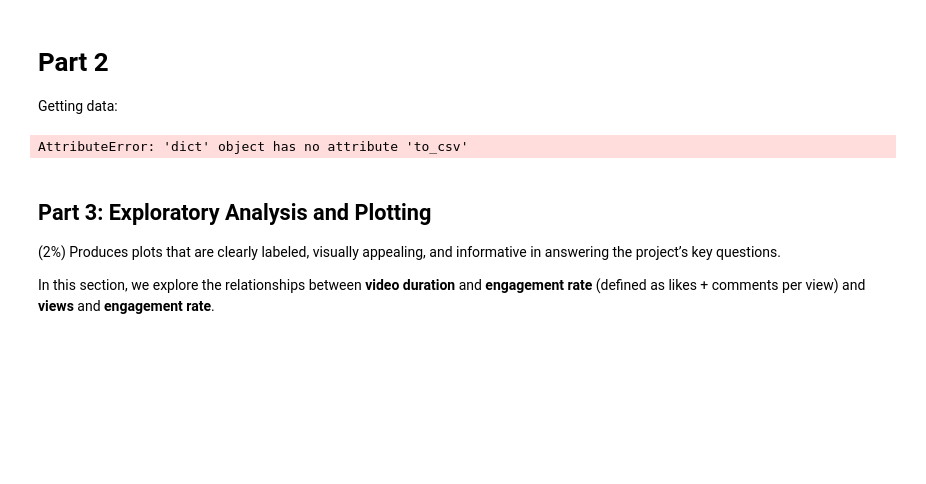
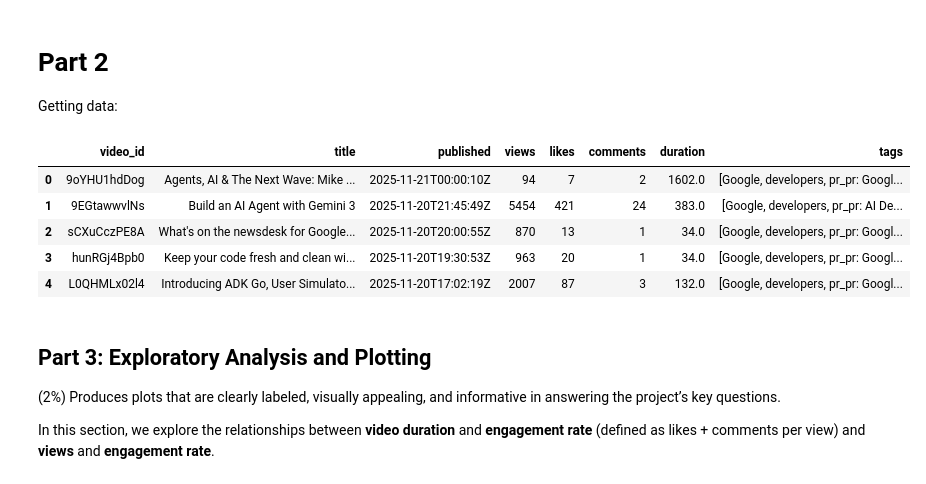
Before and after one commit to melanieyu23/DS3000_Project, a Jupyter notebook: phase2.ipynb, the cells around one changed output. Drawn from its saved outputs; the diff is of its cells as text; code cells hidden in the pictures; blank space fills up the shorter version.

Commit message:
Save cleaned data to .csv

```diff
--- a/phase2.ipynb
+++ b/phase2.ipynb
@@ -105,35 +105,46 @@ data.head()
 import isodate
 
 def clean(df):
     """
     Cleans the dataframe by doing the following:
         - Converts duration to seconds
     Also saves the data to a .csv
 
     Args:
         df (pd.DataFrame) : a data frame to clean
 
     Returns:
         df (pd.DataFrame) : cleaned data frame
     """
 
     cleaned = {}
 
     cleaned["video_id"] = df["video_id"]
     cleaned["title"] = df["title"]
     cleaned["published"] = df["published"]
     cleaned["views"] = df["views"]
     cleaned["likes"] = df["likes"]
     cleaned["comments"] = df["comments"]
     cleaned["duration"] = df["duration"].apply(lambda x: isodate.parse_duration(x).total_seconds())
     cleaned["tags"] = df["tags"]
 
-    return pd.DataFrame(cleaned)
+    cleaned_df = pd.DataFrame(cleaned)
+
+    # Saving cleaned DataFrame to a CSV file
+    output_filename = f"foo.csv"
+    cleaned_df.to_csv(output_filename, index=False)
+
+    return cleaned_df
 
 cleaned = clean(data)
 cleaned.head()
 # %% [output]
-AttributeError: 'dict' object has no attribute 'to_csv'
+|  | video_id | title | published | views | likes | comments | duration | tags |
+| 0 | 9oYHU1hdDog | Agents, AI & The Next Wave: Mike ... | 2025-11-21T00:00:10Z | 94 | 7 | 2 | 1602.0 | [Google, developers, pr_pr: Googl... |
+| 1 | 9EGtawwvlNs | Build an AI Agent with Gemini 3 | 2025-11-20T21:45:49Z | 5454 | 421 | 24 | 383.0 | [Google, developers, pr_pr: AI De... |
+| 2 | sCXuCczPE8A | What's on the newsdesk for Google... | 2025-11-20T20:00:55Z | 870 | 13 | 1 | 34.0 | [Google, developers, pr_pr: Googl... |
+| 3 | hunRGj4Bpb0 | Keep your code fresh and clean wi... | 2025-11-20T19:30:53Z | 963 | 20 | 1 | 34.0 | [Google, developers, pr_pr: Googl... |
+| 4 | L0QHMLx02l4 | Introducing ADK Go, User Simulato... | 2025-11-20T17:02:19Z | 2007 | 87 | 3 | 132.0 | [Google, developers, pr_pr: Googl... |
 # %% [markdown]
 ## Part 3: Exploratory Analysis and Plotting
 (2%) Produces plots that are clearly labeled, visually appealing, and informative in answering the project’s key questions.
```
Also changed, not shown: 1 other file.
